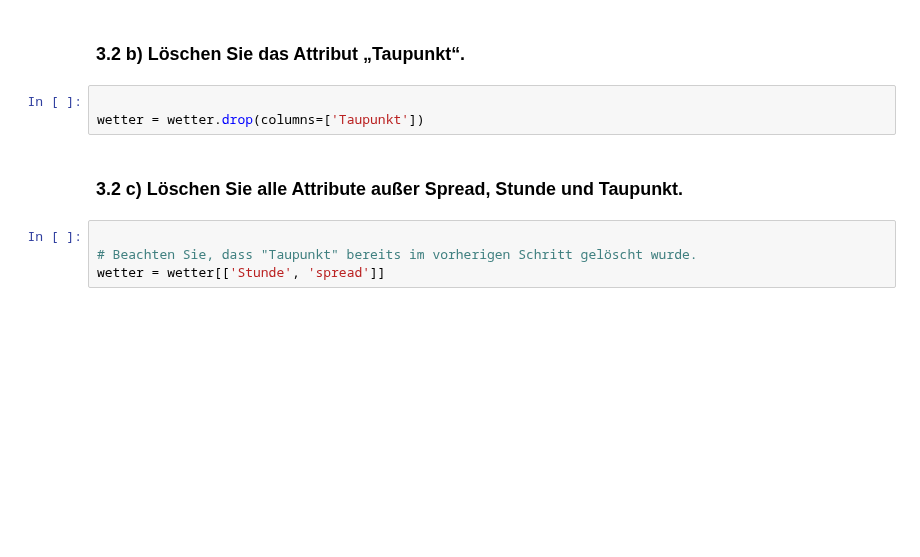
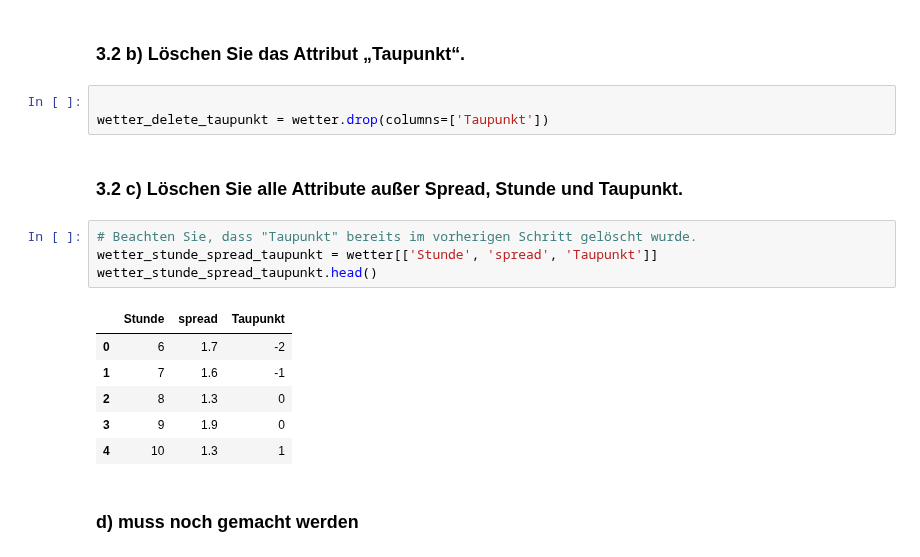
Before and after one commit to OOS-Team/DsKi_DataPreparation, a Jupyter notebook: Aufgabe2_3.ipynb, the cells around one changed output. Cells and saved outputs as stored; diff of their text form; blank space fills up the shorter version.

```diff
--- a/Aufgabe2_3.ipynb
+++ b/Aufgabe2_3.ipynb
@@ -299,10 +299,19 @@ wetter.head()
 ### 3.2 b) Löschen Sie das Attribut „Taupunkt“.
 # %%
 
-wetter = wetter.drop(columns=['Taupunkt'])
+wetter_delete_taupunkt = wetter.drop(columns=['Taupunkt'])
 # %% [markdown]
 ### 3.2 c) Löschen Sie alle Attribute außer Spread, Stunde und Taupunkt.
 # %%
-
 # Beachten Sie, dass "Taupunkt" bereits im vorherigen Schritt gelöscht wurde.
-wetter = wetter[['Stunde', 'spread']]
+wetter_stunde_spread_taupunkt = wetter[['Stunde', 'spread', 'Taupunkt']]
+wetter_stunde_spread_taupunkt.head()
+# %% [output]
+|  | Stunde | spread | Taupunkt |
+| 0 | 6 | 1.7 | -2 |
+| 1 | 7 | 1.6 | -1 |
+| 2 | 8 | 1.3 | 0 |
+| 3 | 9 | 1.9 | 0 |
+| 4 | 10 | 1.3 | 1 |
+# %% [markdown]
+### d) muss noch gemacht werden
```
Also changed, not shown: parts of 14 cells of this notebook, 1 other file.
